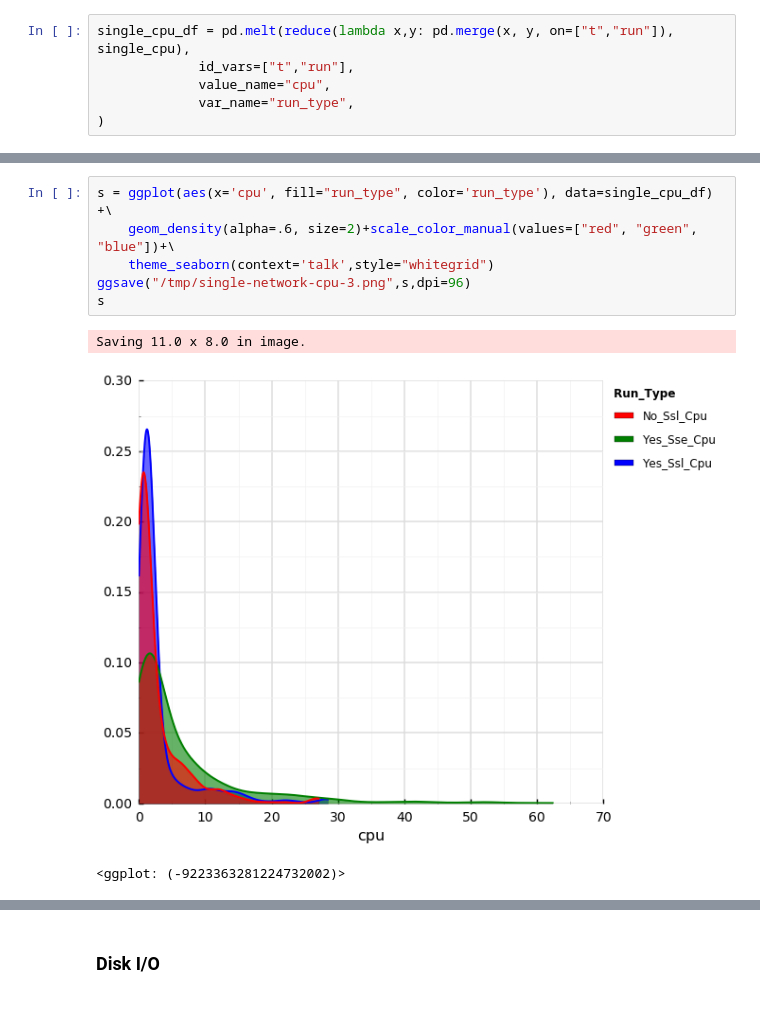
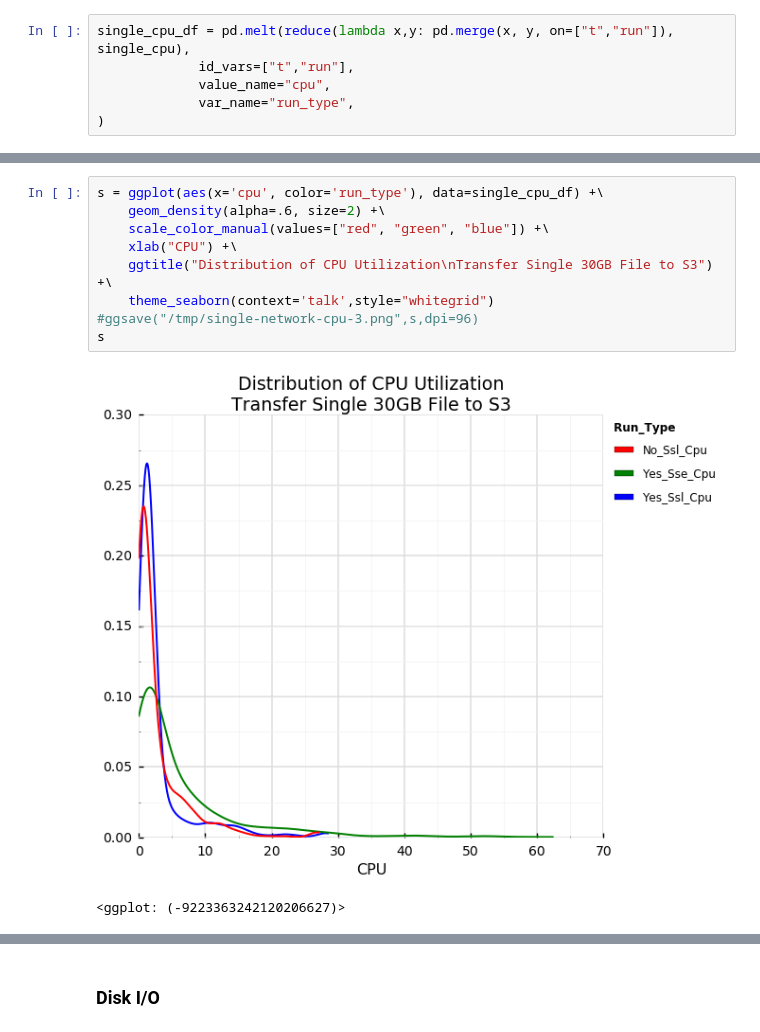
Before and after one commit to philipsoutham/aws-encryption-performance, a Jupyter notebook: To crypto, or not to crypto...-Copy2.ipynb, the cells around one changed output, grey strips where cells are left out. Drawn from its saved outputs; the diff is of its cells as text.

```diff
--- a/To crypto, or not to crypto...-Copy2.ipynb
+++ b/To crypto, or not to crypto...-Copy2.ipynb
@@ -164,10 +168,12 @@ dtype: float64
 # %%
-s = ggplot(aes(x='cpu', fill="run_type", color='run_type'), data=single_cpu_df) +\
-    geom_density(alpha=.6, size=2)+scale_color_manual(values=["red", "green", "blue"])+\
+s = ggplot(aes(x='cpu', color='run_type'), data=single_cpu_df) +\
+    geom_density(alpha=.6, size=2) +\
+    scale_color_manual(values=["red", "green", "blue"]) +\
+    xlab("CPU") +\
+    ggtitle("Distribution of CPU Utilization\nTransfer Single 30GB File to S3") +\
     theme_seaborn(context='talk',style="whitegrid")
-ggsave("/tmp/single-network-cpu-3.png",s,dpi=96)
+#ggsave("/tmp/single-network-cpu-3.png",s,dpi=96)
 s
 # %% [output]
+[figure, new version]
-Saving 11.0 x 8.0 in image.
+<ggplot: (-9223363242120206627)>
-[figure, old version]
-<ggplot: (-9223363281224732002)>
```
Also changed, not shown: parts of 18 cells of this notebook.
